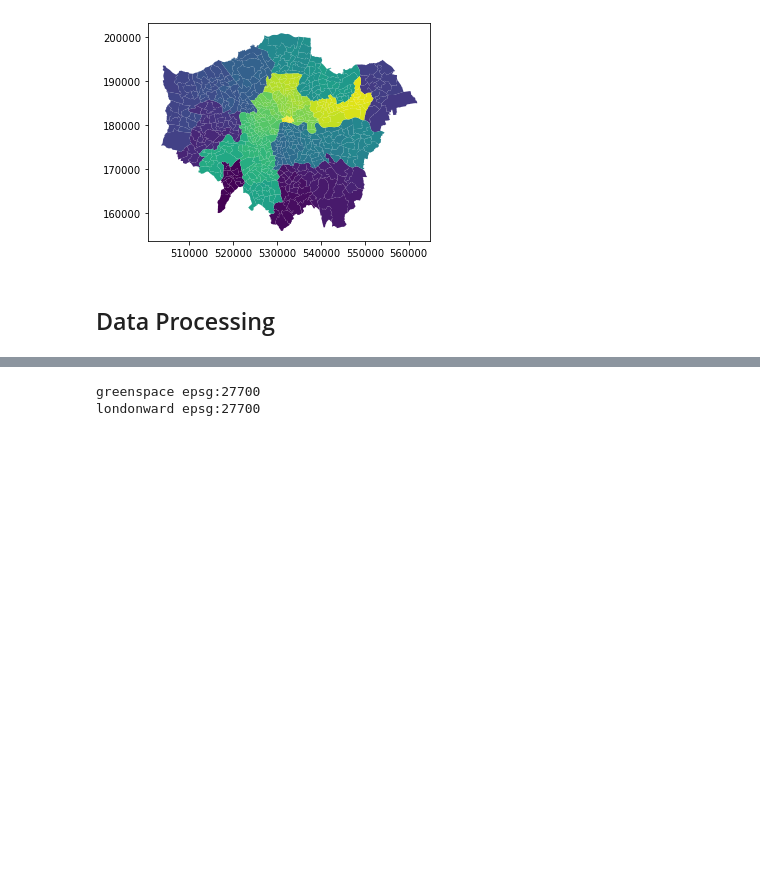
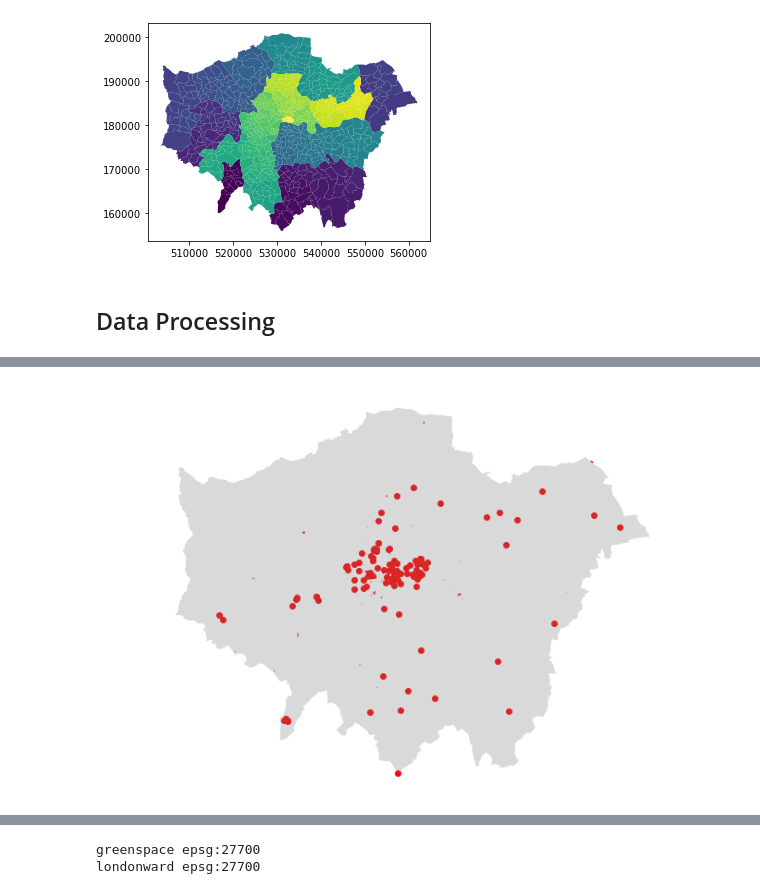
Before and after one commit to JinJiang22/fsds_GroupWork, a Jupyter notebook: independent_var.ipynb, the cells around one changed output, grey strips where cells are left out. Saved outputs shown, nothing was run; the diff lists cells and outputs as text; code cells hidden in the pictures; blank space fills up the shorter version.

```diff
--- a/independent_var.ipynb
+++ b/independent_var.ipynb
@@ -464,0 +371,19 @@ londonward.plot(cmap='viridis')
+# %%
+# Plot the data
+fig, ax = plt.subplots(figsize=(12, 8))
+
+tourism_attract.plot(alpha=1,
+                        color="red",
+                         ax=ax,
+                    )
+
+londonward.plot(color='grey',
+                       ax=ax,
+                       alpha=.3,
+                    )
+
+plt.axis('equal')
+ax.set_axis_off()
+plt.show()
+# %% [output]
+[figure, added]
```
Also changed, not shown: parts of 59 cells of this notebook, 2 other files.
